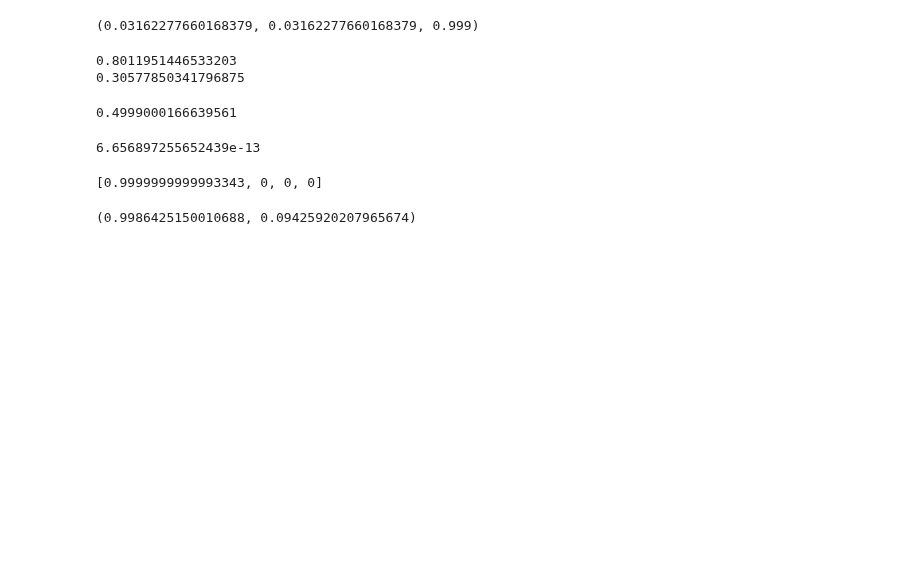
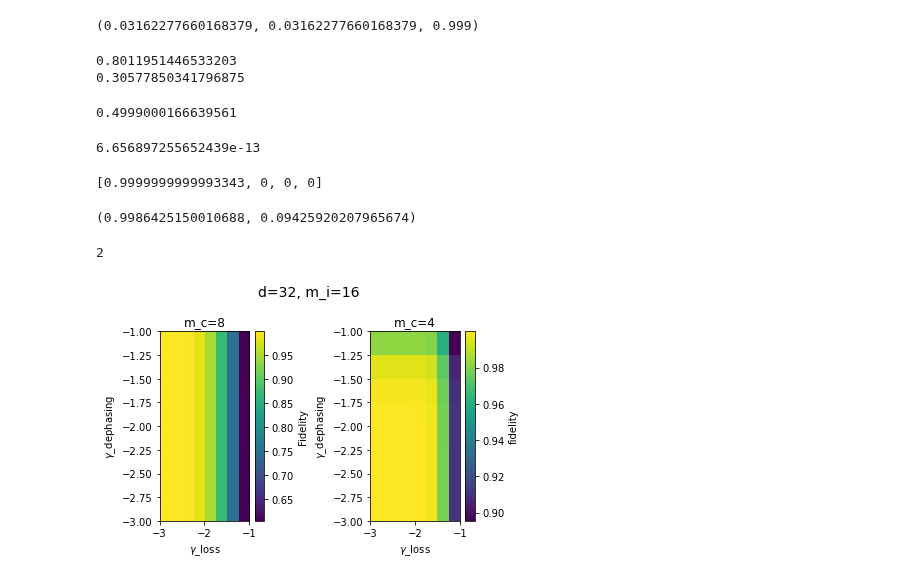
Before and after one commit to RosenblumLab/BosonicEntanglementDistillation, a Jupyter notebook: playground2.ipynb, the cells around one changed output. Saved outputs shown, nothing was run; the diff lists cells and outputs as text; code cells hidden in the pictures; blank space fills up the shorter version.

```diff
--- a/playground2.ipynb
+++ b/playground2.ipynb
@@ -154,3 +254,66 @@ simulation16 = DiscreteSimulation(d, m_i,m_c )
 simulation16.average_fidelity(gamma_loss=1e-2,gamma_dephasing=1e-2, fidelity_cut=0.5)
 # %% [output]
 (0.9986425150010688, 0.09425920207965674)
+# %%
+d = 32
+fidelity_cut = 0
+gamma_list = np.logspace(-3,-1,8)
+gamma_ratio = 1
+
+m_i = 16
+m_c = 8
+simulation8 = DiscreteSimulation(d, m_i,m_c)
+
+with mp.Pool(mp.cpu_count()-1) as pool:
+    fid_prob_list = pool.starmap(simulation8.average_fidelity, itertools.product(list(gamma_list),list(gamma_ratio*gamma_list),[fidelity_cut]))
+fid_array_168 = [tup[0] for tup in fid_prob_list]
+prob_array_168 = [tup[1] for tup in fid_prob_list]
+
+print(2)
+
+m_i = 16
+m_c = 4
+simulation4 = DiscreteSimulation(d, m_i,m_c)
+
+with mp.Pool(mp.cpu_count()-1) as pool:
+    fid_prob_list = pool.starmap(simulation4.average_fidelity, itertools.product(list(gamma_list),list(gamma_ratio*gamma_list),[fidelity_cut]))
+fid_array_164 = [tup[0] for tup in fid_prob_list]
+prob_array_164 = [tup[1] for tup in fid_prob_list]
+# %% [output]
+2
+# %%
+# Reshape data arrays into 2D grid with the correct shape
+N = int(np.sqrt(len(fid_array_164)))  # assuming it's a perfect square
+fid_array_168_2d = np.array(fid_array_168).reshape(N, N)
+fid_array_164_2d = np.array(fid_array_164).reshape(N, N)
+
+# create a grid of gamma values
+gamma1, gamma2 = np.meshgrid(gamma_list, gamma_ratio * gamma_list)
+
+# Create a new figure
+plt.figure()
+plt.suptitle(f"{d=}, {m_i=}", fontsize=14)
+
+# Display fidelity data
+plt.subplot(1, 2, 1)
+plt.title('m_c=8')
+# plt.gca().set_xscale('log')
+# plt.gca().set_yscale('log')
+plt.imshow(fid_array_168_2d, extent=[-3, -1, -3, -1], origin='lower', aspect='auto')
+plt.colorbar(label='Fidelity')
+plt.xlabel('$\gamma$_loss')
+plt.ylabel('$\gamma$_dephasing')
+
+
+# Display probability data
+plt.subplot(1, 2, 2)
+plt.title('m_c=4')
+plt.imshow(fid_array_164_2d, extent=[-3, -1, -3, -1], origin='lower', aspect='auto')
+plt.colorbar(label='fidelity')
+plt.xlabel('$\gamma$_loss')
+plt.ylabel('$\gamma$_dephasing')
+
+plt.tight_layout()
+plt.show()
+# %% [output]
+[figure, added]
```
Also changed, not shown: parts of 13 cells of this notebook.
